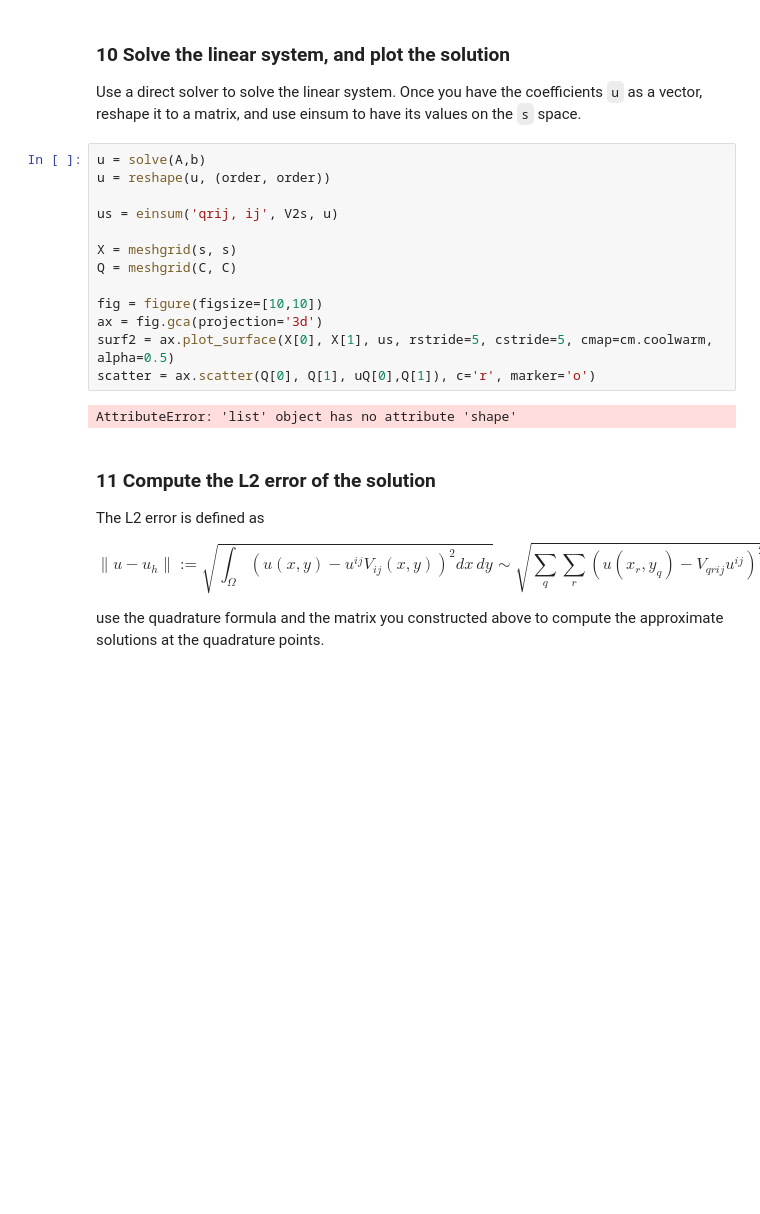
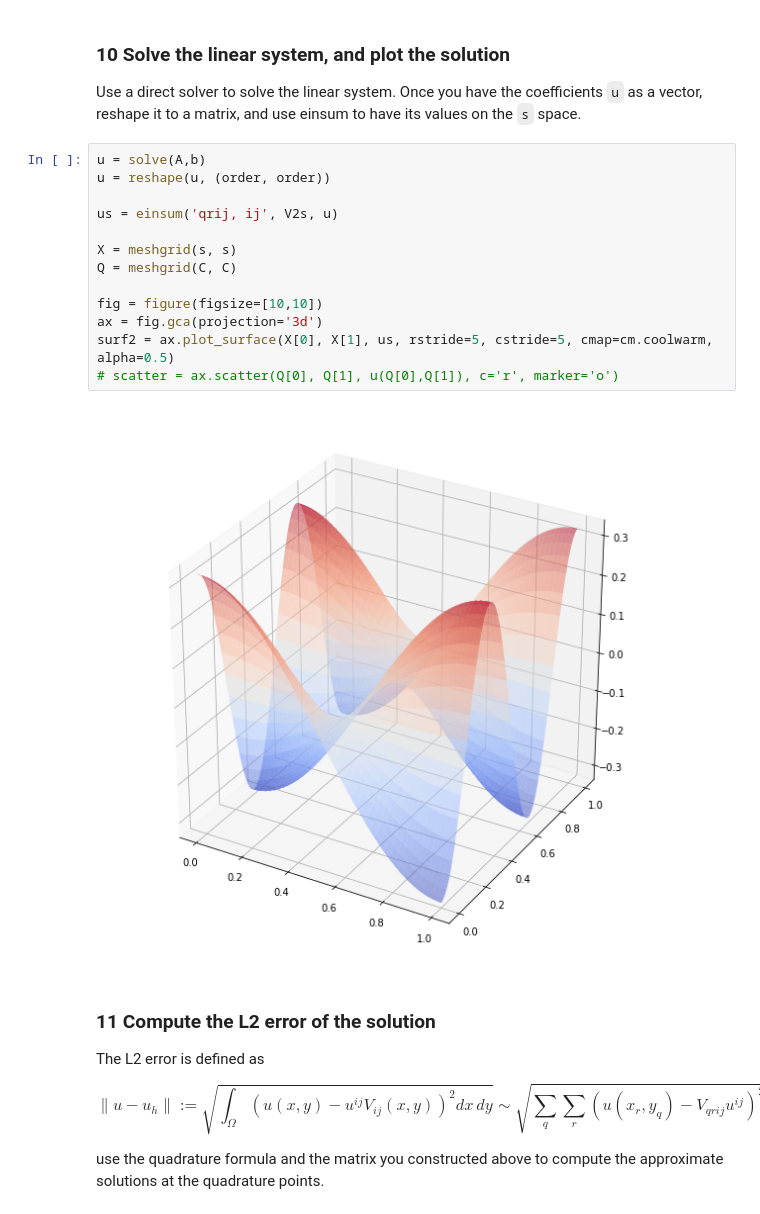
Before and after one commit to marcob3t/P1.4_seed, a Jupyter notebook: FinalProject.ipynb, the cells around one changed output. Cells and saved outputs as stored; diff of their text form; blank space fills up the shorter version.

```diff
--- a/FinalProject.ipynb
+++ b/FinalProject.ipynb
@@ -248,18 +248,18 @@ Use a direct solver to solve the linear system. Once you have the coefficients `
 # %%
 u = solve(A,b)
 u = reshape(u, (order, order))
 
 us = einsum('qrij, ij', V2s, u)
 
 X = meshgrid(s, s)
 Q = meshgrid(C, C)
 
 fig = figure(figsize=[10,10])
 ax = fig.gca(projection='3d')
 surf2 = ax.plot_surface(X[0], X[1], us, rstride=5, cstride=5, cmap=cm.coolwarm, alpha=0.5)
-scatter = ax.scatter(Q[0], Q[1], uQ[0],Q[1]), c='r', marker='o')
+# scatter = ax.scatter(Q[0], Q[1], u(Q[0],Q[1]), c='r', marker='o')
 # %% [output]
-AttributeError: 'list' object has no attribute 'shape'
+[figure, added]
 # %% [markdown]
 ### 11 Compute the L2 error of the solution
 
```
